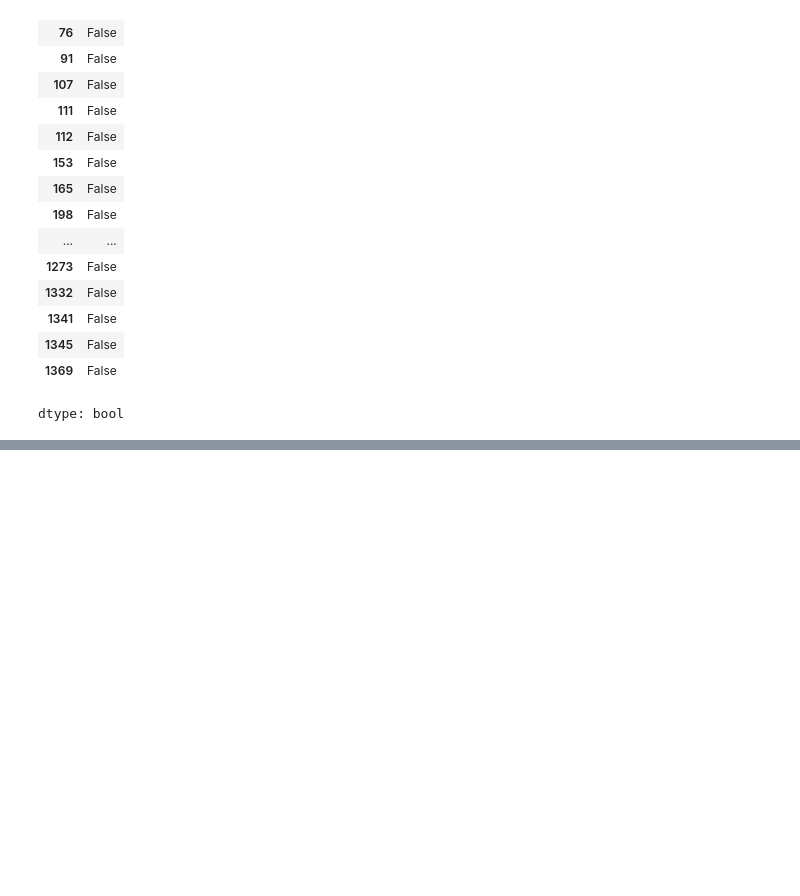
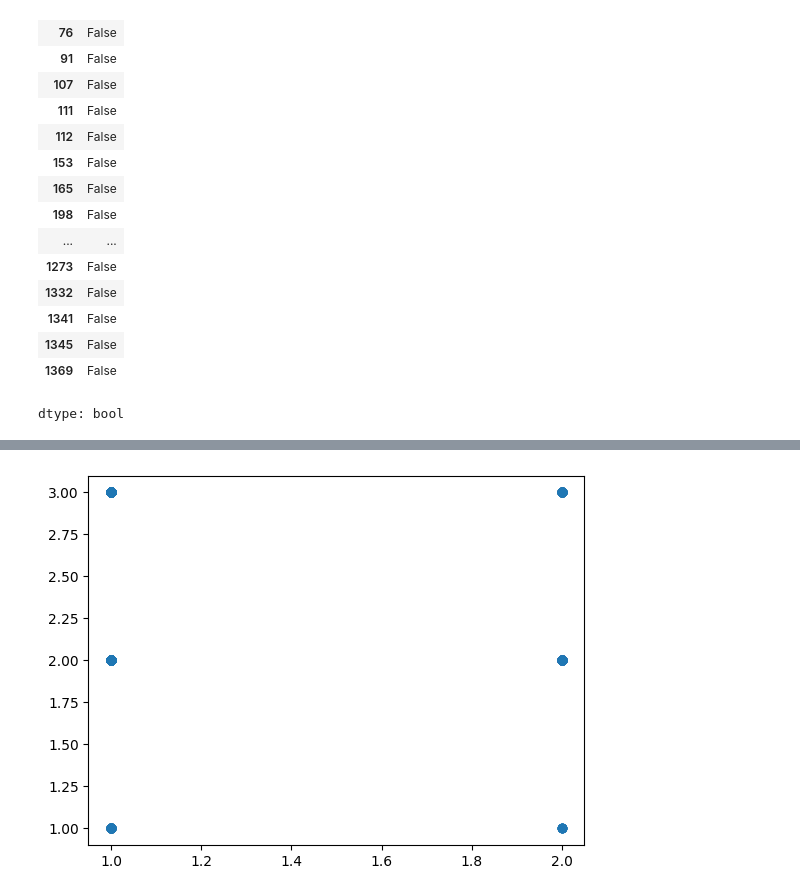
Before and after one commit to nollamae7-spec/DSRSP-Solar-Flares, a Jupyter notebook: DSHRP_Solar_Flares.ipynb, the cells around one changed output, grey strips where cells are left out. Saved outputs shown, nothing was run; the diff lists cells and outputs as text; code cells hidden in the pictures; blank space fills up the shorter version.

Commit message:
I forgot to upload matplotlib... Did that and began to make scatter plots

```diff
--- a/DSHRP_Solar_Flares.ipynb
+++ b/DSHRP_Solar_Flares.ipynb
@@ -149,0 +182,7 @@ dtype: bool
+# %%
+dfActivityVsEvolution = pd.DataFrame({'x':df["activity"], 'y':df["evolution"]})
+
+plt.scatter(dfActivityVsEvolution['x'], dfActivityVsEvolution['y'])
+plt.show()
+# %% [output]
+[figure, added]
```
Also changed, not shown: parts of 5 cells of this notebook.
